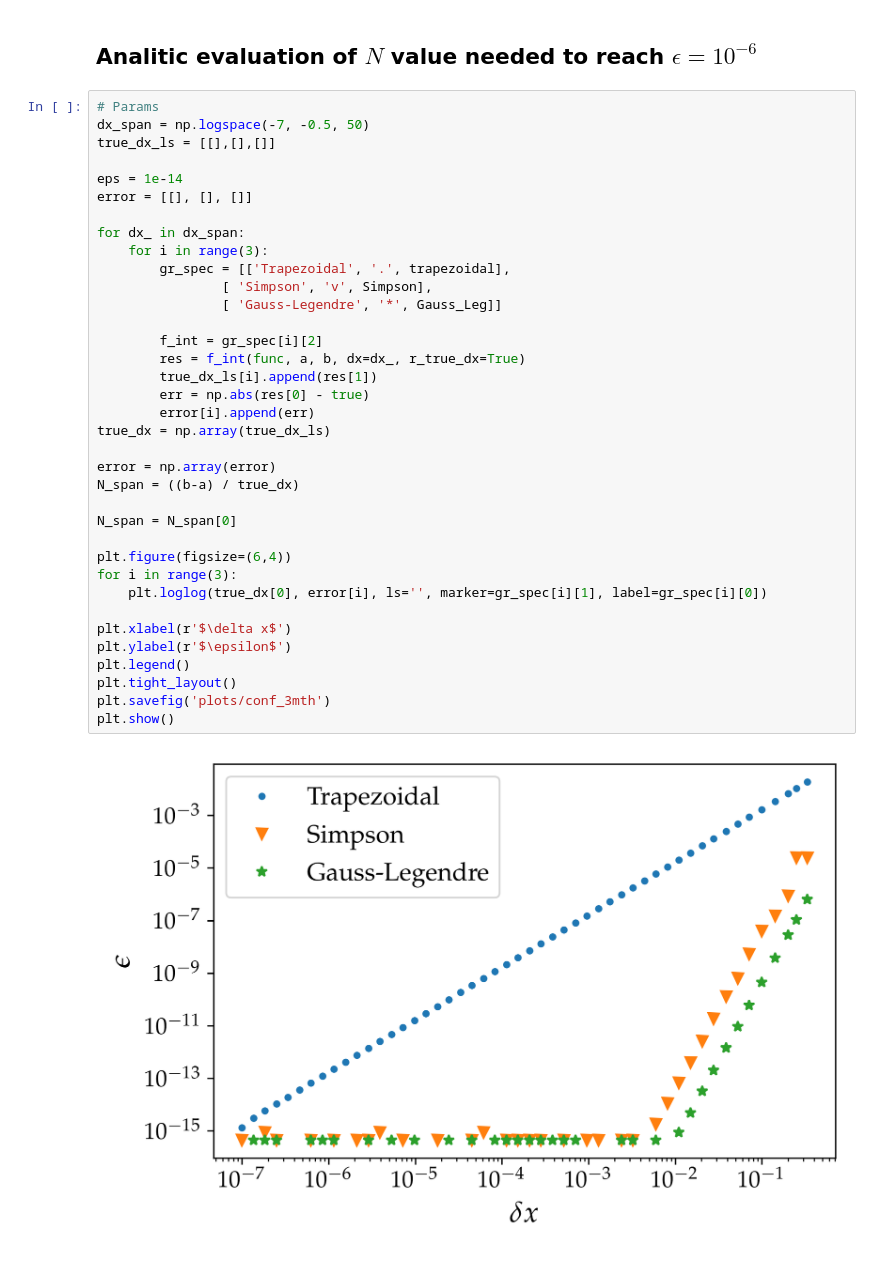
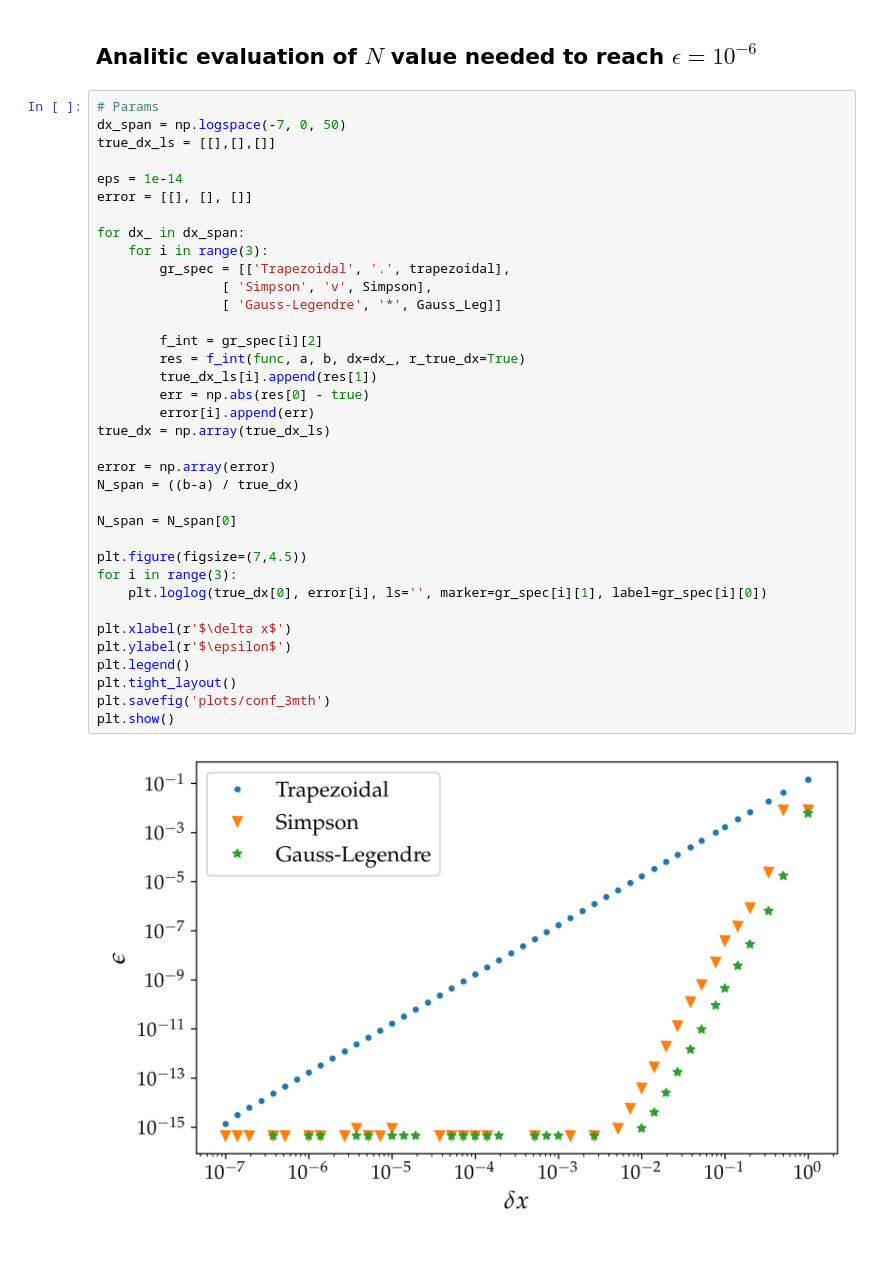
Before and after one commit to mvolpato-unimib/Lab_comp, a Jupyter notebook: ex21/leg_quad.ipynb, the cells around one changed output. Cells and saved outputs as stored; diff of their text form.

```diff
--- a/ex21/leg_quad.ipynb
+++ b/ex21/leg_quad.ipynb
@@ -106,42 +106,42 @@ diff = 4.440892098500626e-16
 ## **Analitic evaluation of $N$ value needed to reach $\epsilon=10^{-6}$**
 # %%
 # Params
-dx_span = np.logspace(-7, -0.5, 50)
+dx_span = np.logspace(-7, 0, 50)
 true_dx_ls = [[],[],[]]
 
 eps = 1e-14
 error = [[], [], []]
 
 for dx_ in dx_span:
     for i in range(3):
         gr_spec = [['Trapezoidal', '.', trapezoidal],
                 [ 'Simpson', 'v', Simpson],
                 [ 'Gauss-Legendre', '*', Gauss_Leg]]
 
         f_int = gr_spec[i][2]
         res = f_int(func, a, b, dx=dx_, r_true_dx=True)
         true_dx_ls[i].append(res[1])
         err = np.abs(res[0] - true)
         error[i].append(err)
 true_dx = np.array(true_dx_ls)
 
 error = np.array(error)
 N_span = ((b-a) / true_dx)
 
 N_span = N_span[0]
 
-plt.figure(figsize=(6,4))
+plt.figure(figsize=(7,4.5))
 for i in range(3):
     plt.loglog(true_dx[0], error[i], ls='', marker=gr_spec[i][1], label=gr_spec[i][0])
 
 plt.xlabel(r'$\delta x$')
 plt.ylabel(r'$\epsilon$')
 plt.legend()
 plt.tight_layout()
 plt.savefig('plots/conf_3mth')
 plt.show()
 # %% [output]
-[figure, old version]
+[figure, new version]
 # %%
 i = 0
 cut = 1
```
Also changed, not shown: parts of 7 cells of this notebook, 5 other files.
